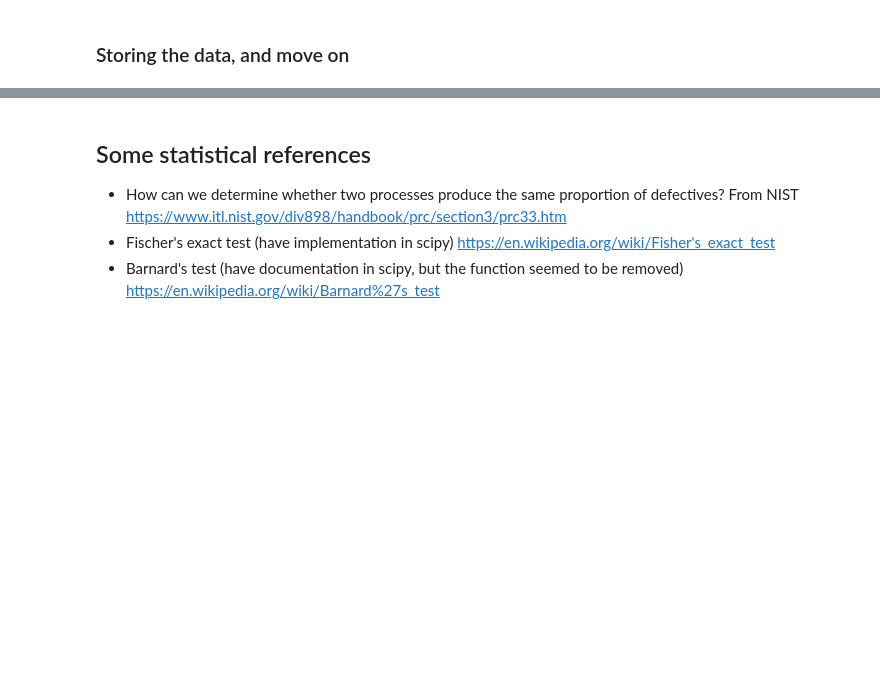
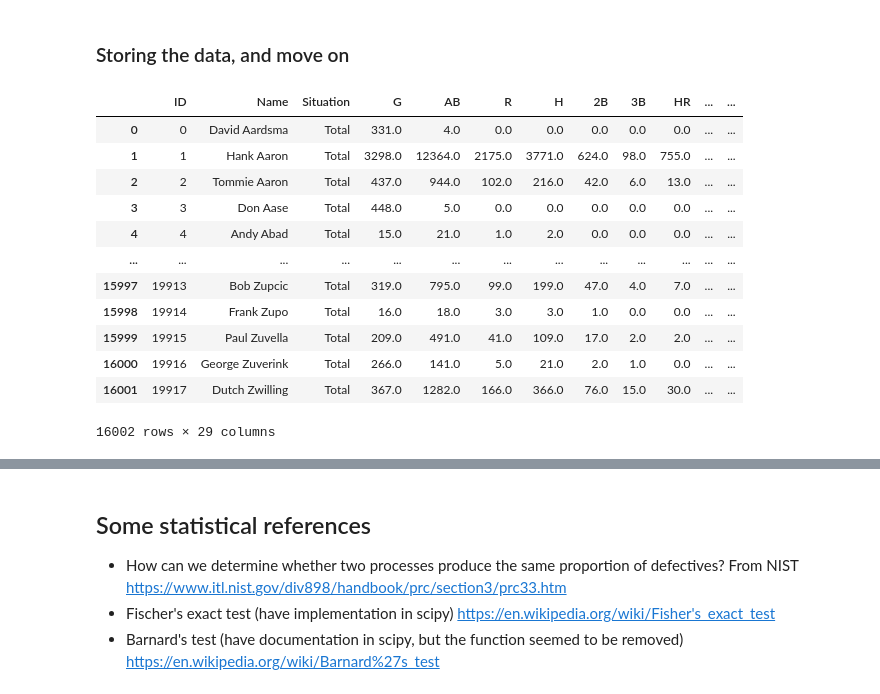
Before and after one commit to kiwymic/MLB-data-analysis, a Jupyter notebook: MLB career analysis.ipynb, the cells around one changed output, grey strips where cells are left out. Saved outputs shown, nothing was run; the diff lists cells and outputs as text; code cells hidden in the pictures; blank space fills up the shorter version.

```diff
--- a/MLB career analysis.ipynb
+++ b/MLB career analysis.ipynb
@@ -414,3 +416,32 @@ plt.hist(test, bins = 20, color = "#8bc1ee")
 This one is flat.
 # %% [markdown]
 ### Storing the data, and move on
+# %%
+RISP_comp["p_RISP"] = p_RISP_3;
+df_player_summary = df_player_career_split[df_player_career_split["Situation"] == "Total"];
+df_player_summary = pd.merge(df_player_summary, RISP_comp[["ID", "p_RISP"]], on = "ID", how = "left");
+
+MenOn_comp["p_MenOn"] = p_MenOn_3;
+df_player_summary = pd.merge(df_player_summary, MenOn_comp[["ID", "p_MenOn"]], on = "ID", how = "left");
+
+CnL_comp["p_CnL"] = p_CnL_3;
+df_player_summary = pd.merge(df_player_summary, CnL_comp[["ID", "p_CnL"]], on = "ID", how = "left");
+
+BasesLoaded_comp["p_BasesLoaded"] = p_BasesLoaded_3;
+df_player_summary = pd.merge(df_player_summary, BasesLoaded_comp[["ID", "p_BasesLoaded"]], on = "ID", how = "left");
+
+df_player_summary
+# %% [output]
+|  | ID | Name | Situation | G | AB | R | H | 2B | 3B | HR | ... | ... |
+| 0 | 0 | David Aardsma | Total | 331.0 | 4.0 | 0.0 | 0.0 | 0.0 | 0.0 | 0.0 | ... | ... |
+| 1 | 1 | Hank Aaron | Total | 3298.0 | 12364.0 | 2175.0 | 3771.0 | 624.0 | 98.0 | 755.0 | ... | ... |
+| 2 | 2 | Tommie Aaron | Total | 437.0 | 944.0 | 102.0 | 216.0 | 42.0 | 6.0 | 13.0 | ... | ... |
+| 3 | 3 | Don Aase | Total | 448.0 | 5.0 | 0.0 | 0.0 | 0.0 | 0.0 | 0.0 | ... | ... |
+| 4 | 4 | Andy Abad | Total | 15.0 | 21.0 | 1.0 | 2.0 | 0.0 | 0.0 | 0.0 | ... | ... |
+| ... | ... | ... | ... | ... | ... | ... | ... | ... | ... | ... | ... | ... |
+| 15997 | 19913 | Bob Zupcic | Total | 319.0 | 795.0 | 99.0 | 199.0 | 47.0 | 4.0 | 7.0 | ... | ... |
+| 15998 | 19914 | Frank Zupo | Total | 16.0 | 18.0 | 3.0 | 3.0 | 1.0 | 0.0 | 0.0 | ... | ... |
+| 15999 | 19915 | Paul Zuvella | Total | 209.0 | 491.0 | 41.0 | 109.0 | 17.0 | 2.0 | 2.0 | ... | ... |
+| 16000 | 19916 | George Zuverink | Total | 266.0 | 141.0 | 5.0 | 21.0 | 2.0 | 1.0 | 0.0 | ... | ... |
+| 16001 | 19917 | Dutch Zwilling | Total | 367.0 | 1282.0 | 166.0 | 366.0 | 76.0 | 15.0 | 30.0 | ... | ... |
+16002 rows × 29 columns
```
Also changed, not shown: parts of 6 cells of this notebook.
